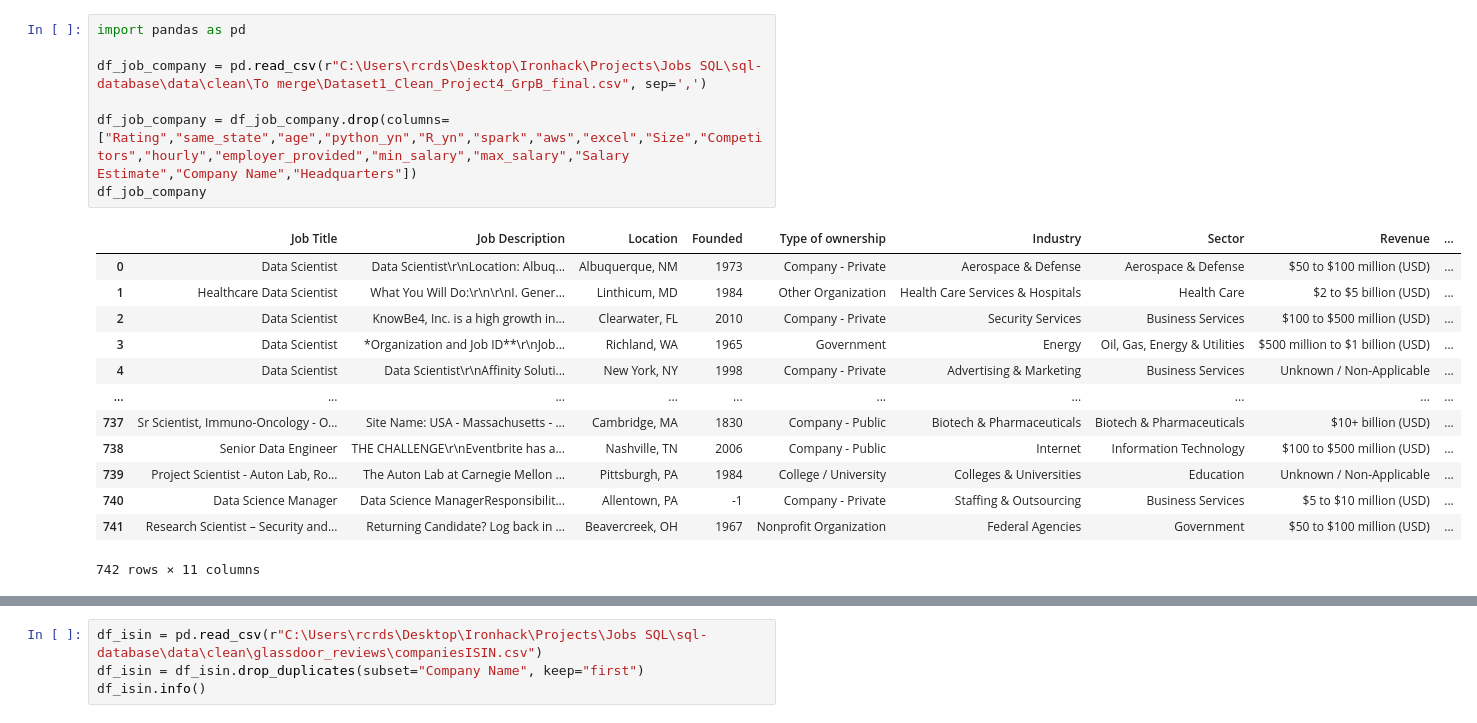
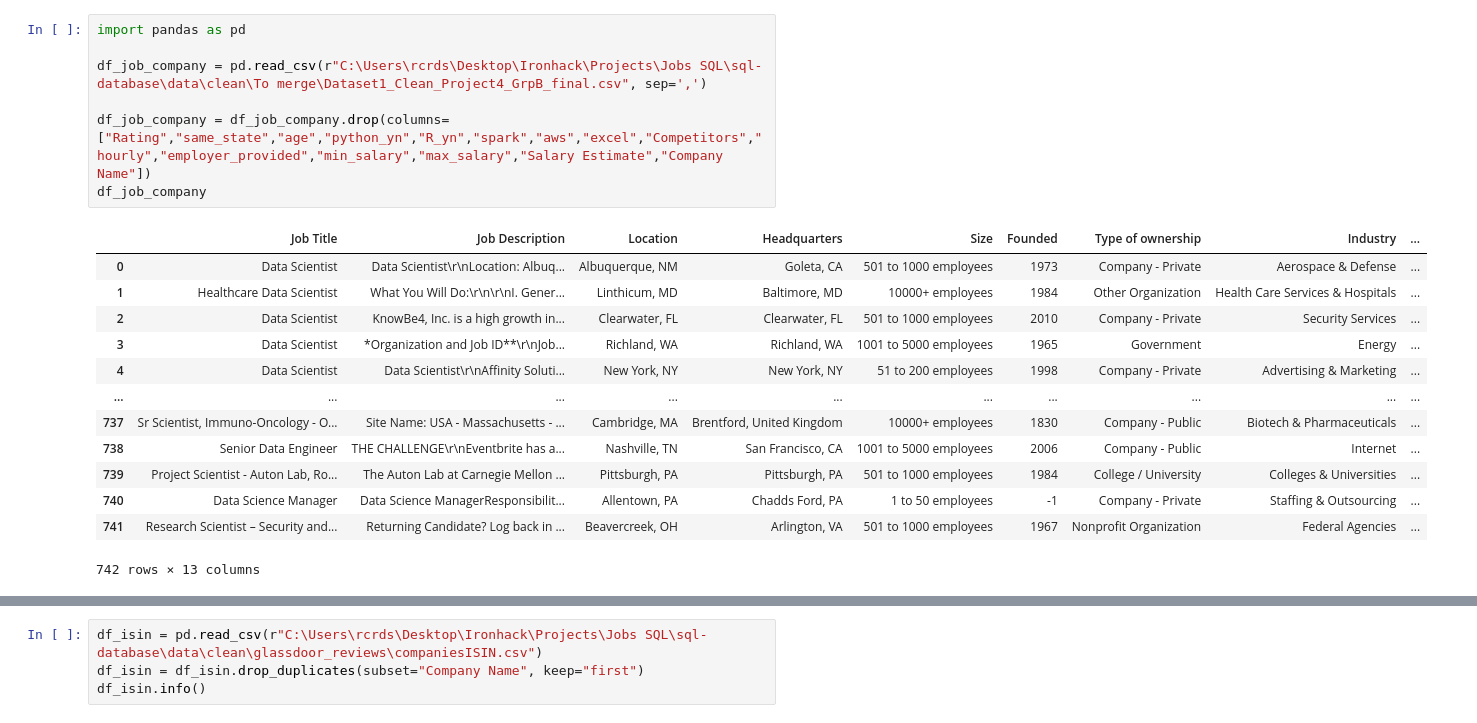
Before and after one commit to ghv29/sql-database, a Jupyter notebook: notebooks/Normalization.ipynb, the cells around one changed output, grey strips where cells are left out. Drawn from its saved outputs; the diff is of its cells as text.

```diff
--- a/notebooks/Normalization.ipynb
+++ b/notebooks/Normalization.ipynb
@@ -1,22 +1,22 @@
 # %%
 import pandas as pd
 
 df_job_company = pd.read_csv(r"C:\Users\rcrds\Desktop\Ironhack\Projects\Jobs SQL\sql-database\data\clean\To merge\Dataset1_Clean_Project4_GrpB_final.csv", sep=',')
 
-df_job_company = df_job_company.drop(columns=["Rating","same_state","age","python_yn","R_yn","spark","aws","excel","Size","Competitors","hourly","employer_provided","min_salary","max_salary","Salary Estimate","Company Name","Headquarters"])
+df_job_company = df_job_company.drop(columns=["Rating","same_state","age","python_yn","R_yn","spark","aws","excel","Competitors","hourly","employer_provided","min_salary","max_salary","Salary Estimate","Company Name"])
 df_job_company
 # %% [output]
-|  | Job Title | Job Description | Location | Founded | Type of ownership | Industry | Sector | Revenue | ... |
-| 0 | Data Scientist | Data Scientist\r\nLocation: Albuq... | Albuquerque, NM | 1973 | Company - Private | Aerospace & Defense | Aerospace & Defense | $50 to $100 million (USD) | ... |
-| 1 | Healthcare Data Scientist | What You Will Do:\r\n\r\nI. Gener... | Linthicum, MD | 1984 | Other Organization | Health Care Services & Hospitals | Health Care | $2 to $5 billion (USD) | ... |
-| 2 | Data Scientist | KnowBe4, Inc. is a high growth in... | Clearwater, FL | 2010 | Company - Private | Security Services | Business Services | $100 to $500 million (USD) | ... |
-| 3 | Data Scientist | *Organization and Job ID**\r\nJob... | Richland, WA | 1965 | Government | Energy | Oil, Gas, Energy & Utilities | $500 million to $1 billion (USD) | ... |
-| 4 | Data Scientist | Data Scientist\r\nAffinity Soluti... | New York, NY | 1998 | Company - Private | Advertising & Marketing | Business Services | Unknown / Non-Applicable | ... |
+|  | Job Title | Job Description | Location | Headquarters | Size | Founded | Type of ownership | Industry | ... |
+| 0 | Data Scientist | Data Scientist\r\nLocation: Albuq... | Albuquerque, NM | Goleta, CA | 501 to 1000 employees | 1973 | Company - Private | Aerospace & Defense | ... |
+| 1 | Healthcare Data Scientist | What You Will Do:\r\n\r\nI. Gener... | Linthicum, MD | Baltimore, MD | 10000+ employees | 1984 | Other Organization | Health Care Services & Hospitals | ... |
+| 2 | Data Scientist | KnowBe4, Inc. is a high growth in... | Clearwater, FL | Clearwater, FL | 501 to 1000 employees | 2010 | Company - Private | Security Services | ... |
+| 3 | Data Scientist | *Organization and Job ID**\r\nJob... | Richland, WA | Richland, WA | 1001 to 5000 employees | 1965 | Government | Energy | ... |
+| 4 | Data Scientist | Data Scientist\r\nAffinity Soluti... | New York, NY | New York, NY | 51 to 200 employees | 1998 | Company - Private | Advertising & Marketing | ... |
 | ... | ... | ... | ... | ... | ... | ... | ... | ... | ... |
-| 737 | Sr Scientist, Immuno-Oncology - O... | Site Name: USA - Massachusetts - ... | Cambridge, MA | 1830 | Company - Public | Biotech & Pharmaceuticals | Biotech & Pharmaceuticals | $10+ billion (USD) | ... |
-| 738 | Senior Data Engineer | THE CHALLENGE\r\nEventbrite has a... | Nashville, TN | 2006 | Company - Public | Internet | Information Technology | $100 to $500 million (USD) | ... |
-| 739 | Project Scientist - Auton Lab, Ro... | The Auton Lab at Carnegie Mellon ... | Pittsburgh, PA | 1984 | College / University | Colleges & Universities | Education | Unknown / Non-Applicable | ... |
-| 740 | Data Science Manager | Data Science ManagerResponsibilit... | Allentown, PA | -1 | Company - Private | Staffing & Outsourcing | Business Services | $5 to $10 million (USD) | ... |
-| 741 | Research Scientist – Security and... | Returning Candidate? Log back in ... | Beavercreek, OH | 1967 | Nonprofit Organization | Federal Agencies | Government | $50 to $100 million (USD) | ... |
+| 737 | Sr Scientist, Immuno-Oncology - O... | Site Name: USA - Massachusetts - ... | Cambridge, MA | Brentford, United Kingdom | 10000+ employees | 1830 | Company - Public | Biotech & Pharmaceuticals | ... |
+| 738 | Senior Data Engineer | THE CHALLENGE\r\nEventbrite has a... | Nashville, TN | San Francisco, CA | 1001 to 5000 employees | 2006 | Company - Public | Internet | ... |
+| 739 | Project Scientist - Auton Lab, Ro... | The Auton Lab at Carnegie Mellon ... | Pittsburgh, PA | Pittsburgh, PA | 501 to 1000 employees | 1984 | College / University | Colleges & Universities | ... |
+| 740 | Data Science Manager | Data Science ManagerResponsibilit... | Allentown, PA | Chadds Ford, PA | 1 to 50 employees | -1 | Company - Private | Staffing & Outsourcing | ... |
+| 741 | Research Scientist – Security and... | Returning Candidate? Log back in ... | Beavercreek, OH | Arlington, VA | 501 to 1000 employees | 1967 | Nonprofit Organization | Federal Agencies | ... |
-742 rows × 11 columns
+742 rows × 13 columns
 # %%
```
Also changed, not shown: parts of 20 cells of this notebook, 11 other files.
